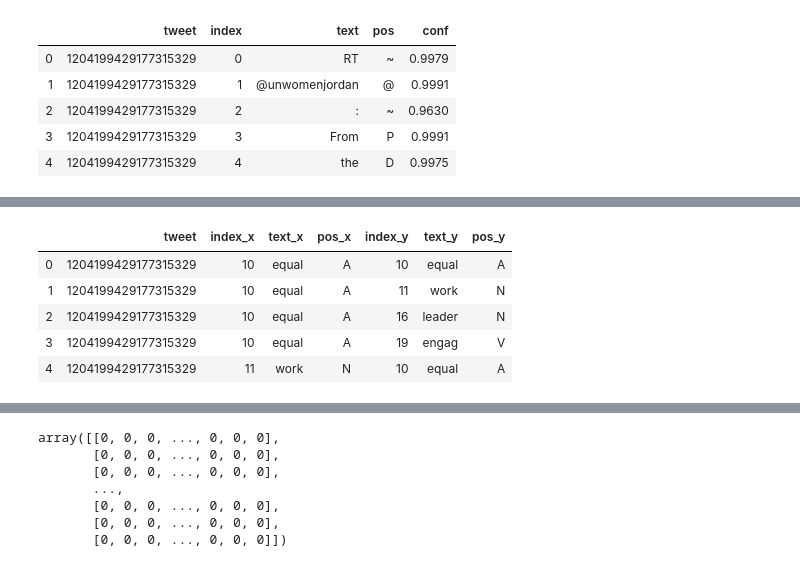
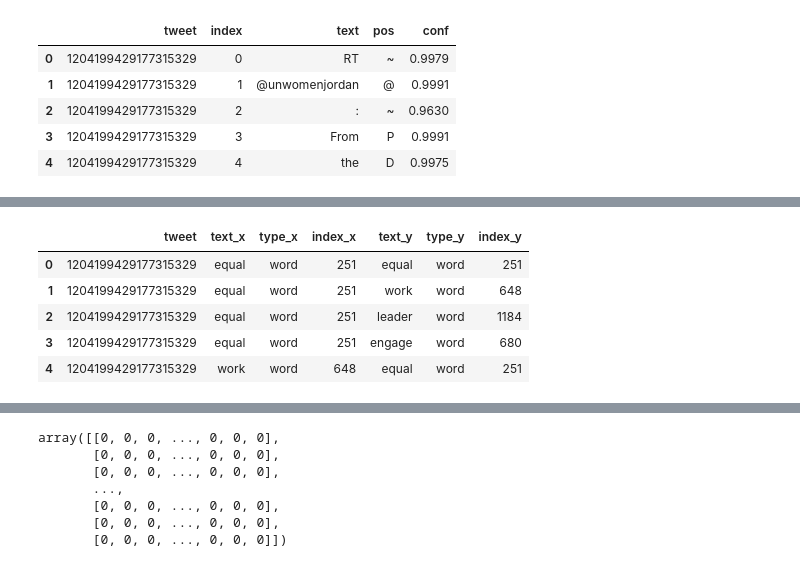
Before and after one commit to damiclem/feminism_network, a Jupyter notebook: adjacency_matrix.ipynb, the cells around one changed output, grey strips where cells are left out. Saved outputs shown, nothing was run; the diff lists cells and outputs as text; code cells hidden in the pictures.

Commit message:
Updated adjacency_matrix, deleted database_creation

```diff
--- a/adjacency_matrix.ipynb
+++ b/adjacency_matrix.ipynb
@@ -92,0 +132,5 @@ words.head()
+# %%
+# Create a words dataframe without some useless fields
+words_ = words[['tweet', 'text', 'type']] #type or pos?
+words_.to_csv('data/database/words_cleaned.csv')
+words_.head()
@@ -92,0 +144,8 @@ words.head()
+# %%
+# Concepts dataframe creation - words and hashtags
+concepts = pd.concat([words_,hashtags_data[['tweet','type','text']]],sort = False)
+concepts = concepts[~concepts[['tweet','text']].duplicated(keep=False)]
+concepts.loc[:,'tweet'] = concepts.tweet.astype('int')
+concepts.to_csv('data/database/concepts.csv')
+
+concepts.head()
@@ -93,23 +159,23 @@ words.head()
 # %%
-# Map each unique word to a number (word-to-index) and vice versa (index-to-word)
-w2i, i2w = dict(), dict()
-for index, word in enumerate(set(words.text)):
-    w2i[word] = index
-    i2w[index] = word
+# Map each unique concept to a number and vice versa
+c2i, i2c = dict(), dict()
+for index, conc in enumerate(set(concepts.text)):
+    c2i[conc] = index
+    i2c[index] = conc
+# %%
+# Creation of an index field
+concepts['index'] = concepts.text.map(c2i)
 # %%
-# Create a words dataframe without some useless fields
-words_ = words[['tweet', 'index', 'text', 'pos']]
-
 # Build relationships: join each word with each word in the same tweet
-edges = pd.merge(words_, words_, on='tweet')
+edges = pd.merge(concepts, concepts, on='tweet')
 edges.head()
 # %% [output]
-|  | tweet | index_x | text_x | pos_x | index_y | text_y | pos_y |
-| 0 | 1204199429177315329 | 10 | equal | A | 10 | equal | A |
-| 1 | 1204199429177315329 | 10 | equal | A | 11 | work | N |
-| 2 | 1204199429177315329 | 10 | equal | A | 16 | leader | N |
-| 3 | 1204199429177315329 | 10 | equal | A | 19 | engag | V |
-| 4 | 1204199429177315329 | 11 | work | N | 10 | equal | A |
+|  | tweet | text_x | type_x | index_x | text_y | type_y | index_y |
+| 0 | 1204199429177315329 | equal | word | 251 | equal | word | 251 |
+| 1 | 1204199429177315329 | equal | word | 251 | work | word | 648 |
+| 2 | 1204199429177315329 | equal | word | 251 | leader | word | 1184 |
+| 3 | 1204199429177315329 | equal | word | 251 | engage | word | 680 |
+| 4 | 1204199429177315329 | work | word | 648 | equal | word | 251 |
 # %%
 # Remove matches between the same word
 edges = edges[edges.index_x != edges.index_y]
```
Also changed, not shown: parts of 17 cells of this notebook.
